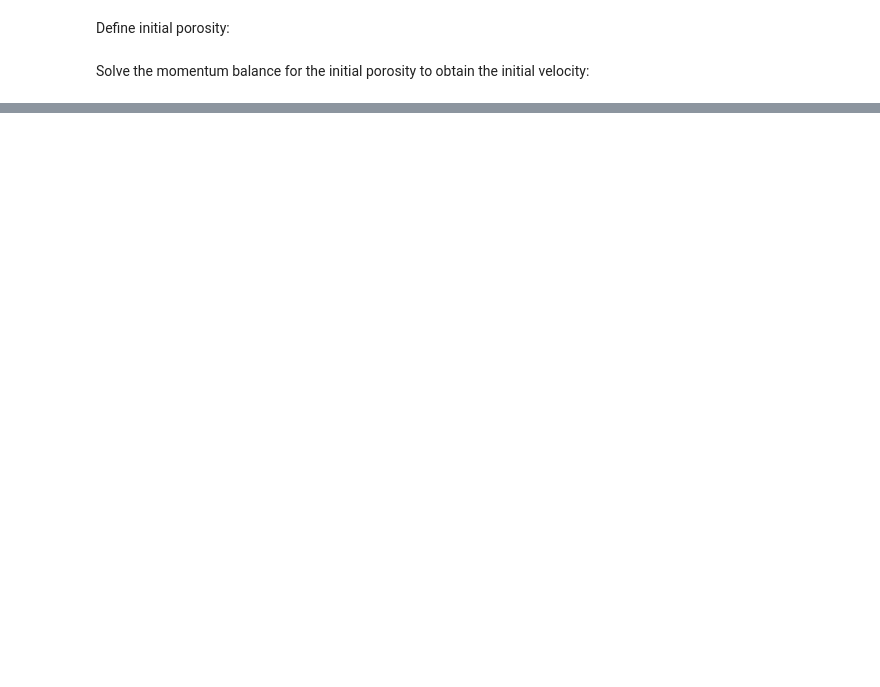
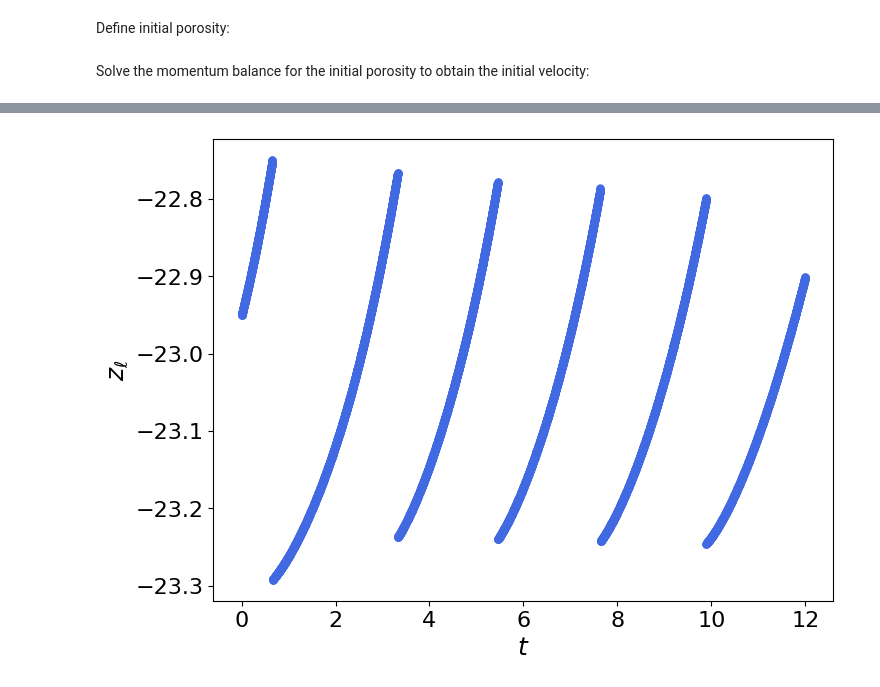
Before and after one commit to agstub-umd/compaction-frost, a Jupyter notebook: notebooks/example.ipynb, the cells around one changed output, grey strips where cells are left out. Drawn from its saved outputs; the diff is of its cells as text; code cells hidden in the pictures; blank space fills up the shorter version.

```diff
--- a/notebooks/example.ipynb
+++ b/notebooks/example.ipynb
@@ -123,0 +176,11 @@ plt.close()
+# %%
+plt.figure(figsize=(8,6))
+plt.plot(timesteps,zl,'o',color='royalblue',markersize=5)
+plt.xlabel(r'$t$',fontsize=18)
+plt.ylabel(r'$z_\ell$',fontsize=18)
+plt.yticks(fontsize=16)
+plt.xticks(fontsize=16)
+plt.show()
+plt.close()
+# %% [output]
+[figure, added]
```
Also changed, not shown: parts of 25 cells of this notebook, 7 other files.
